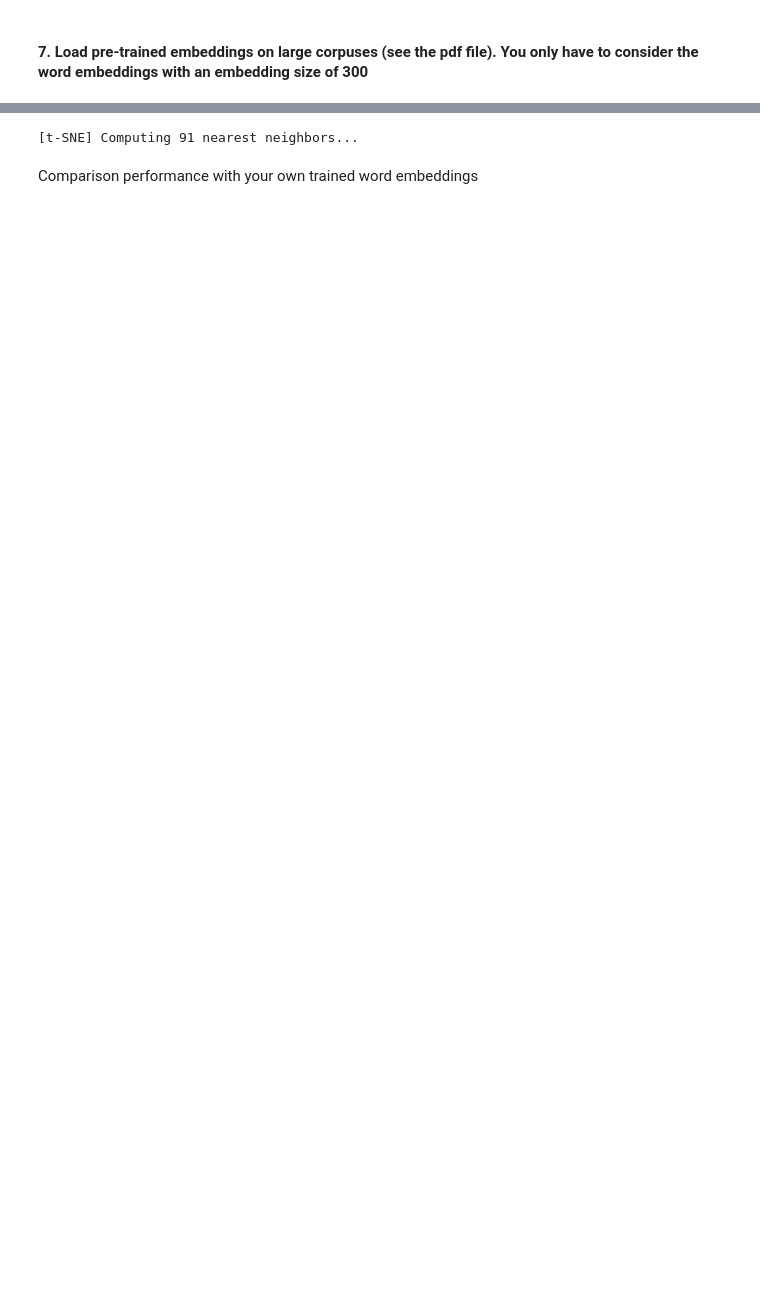
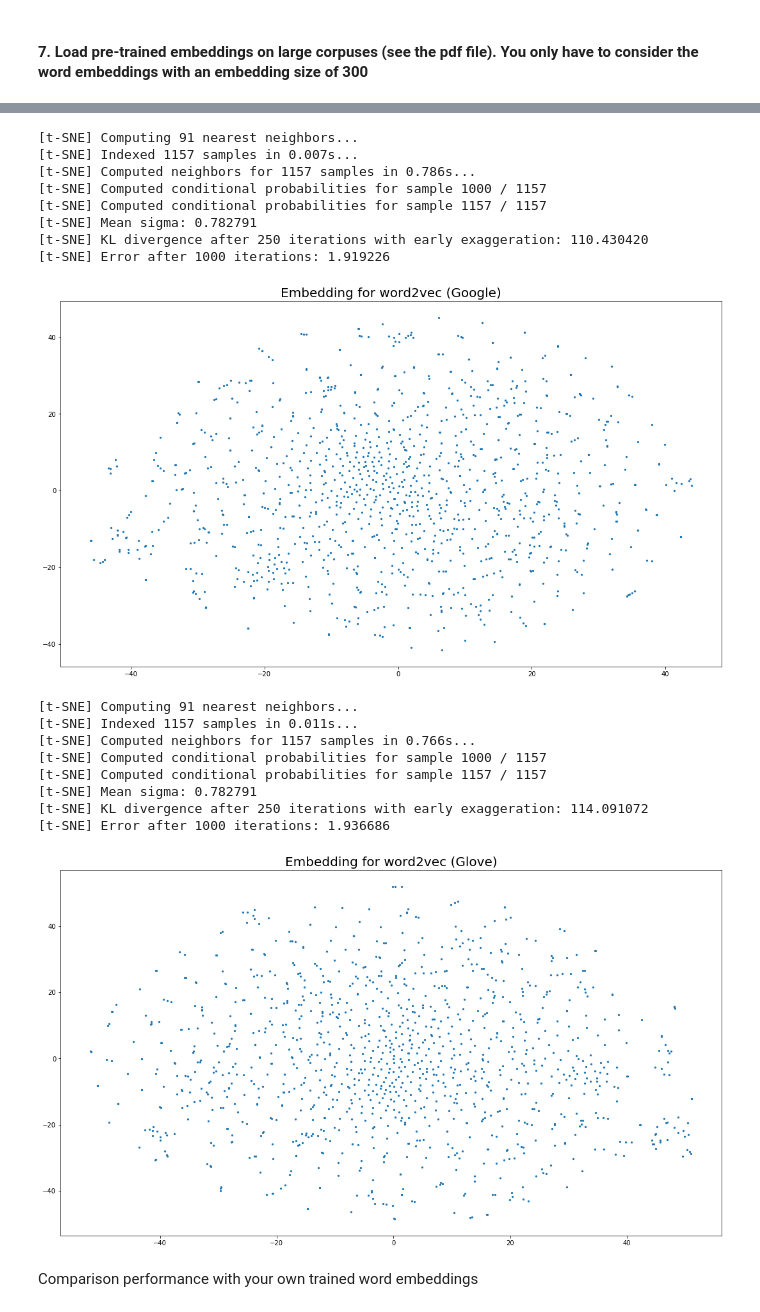
Before and after one commit to gomerudo/tuerecommendersystems, a Jupyter notebook: assignment1/Assignment1.ipynb, the cells around one changed output, grey strips where cells are left out. Cells and saved outputs as stored; diff of their text form; code cells hidden in the pictures; blank space fills up the shorter version.

```diff
--- a/assignment1/Assignment1.ipynb
+++ b/assignment1/Assignment1.ipynb
@@ -953,38 +1094,44 @@ Score for Glove embedding: 7
 # %%
 ################################################################################
 ###################### 7. Visualize embeddings (word2vec) ######################
 ################################################################################
 
 ################################## GoogleNews ##################################
+import operator
 
 #Transform data to 2d
 tsne = TSNE(n_components=2, verbose=1)
-transformed_weights = tsne.fit_transform(word2vec.vectors)
-
-# Get labels
-sorted_labels = sorted(full_index.items(), key=operator.itemgetter(1))
-sorted_labels.insert(0, ('', 0))
-labels_only = [i[0] for i in sorted_labels]
-labels = np.asarray(labels_only)
+transformed_weights = tsne.fit_transform(myGoogleEmbeddings)
 
 # Visualize
 plot_embedding(transformed_weights, labels, "Embedding for word2vec (Google)")
 
 #################################### Glove ####################################
 
 #Transform data to 2d
 tsne = TSNE(n_components=2, verbose=1)
-transformed_weights = tsne.fit_transform(glove.vectors)
-
-# Get labels
-sorted_labels = sorted(full_index.items(), key=operator.itemgetter(1))
-sorted_labels.insert(0, ('', 0))
-labels_only = [i[0] for i in sorted_labels]
-labels = np.asarray(labels_only)
+transformed_weights = tsne.fit_transform(myGloveEmbeddings)
 
 # Visualize
-plot_embedding(transformed_weights, labels, "Embedding for word2vec (Google)")
+plot_embedding(transformed_weights, labels, "Embedding for word2vec (Glove)")
 # %% [output]
 [t-SNE] Computing 91 nearest neighbors...
+[t-SNE] Indexed 1157 samples in 0.007s...
+[t-SNE] Computed neighbors for 1157 samples in 0.786s...
+[t-SNE] Computed conditional probabilities for sample 1000 / 1157
+[t-SNE] Computed conditional probabilities for sample 1157 / 1157
+[t-SNE] Mean sigma: 0.782791
+[t-SNE] KL divergence after 250 iterations with early exaggeration: 110.430420
+[t-SNE] Error after 1000 iterations: 1.919226
+[figure, added]
+[t-SNE] Computing 91 nearest neighbors...
+[t-SNE] Indexed 1157 samples in 0.011s...
+[t-SNE] Computed neighbors for 1157 samples in 0.766s...
+[t-SNE] Computed conditional probabilities for sample 1000 / 1157
+[t-SNE] Computed conditional probabilities for sample 1157 / 1157
+[t-SNE] Mean sigma: 0.782791
+[t-SNE] KL divergence after 250 iterations with early exaggeration: 114.091072
+[t-SNE] Error after 1000 iterations: 1.936686
+[figure, added]
 # %% [markdown]
 Comparison performance with your own trained word embeddings
```
Also changed, not shown: parts of 31 cells of this notebook.
